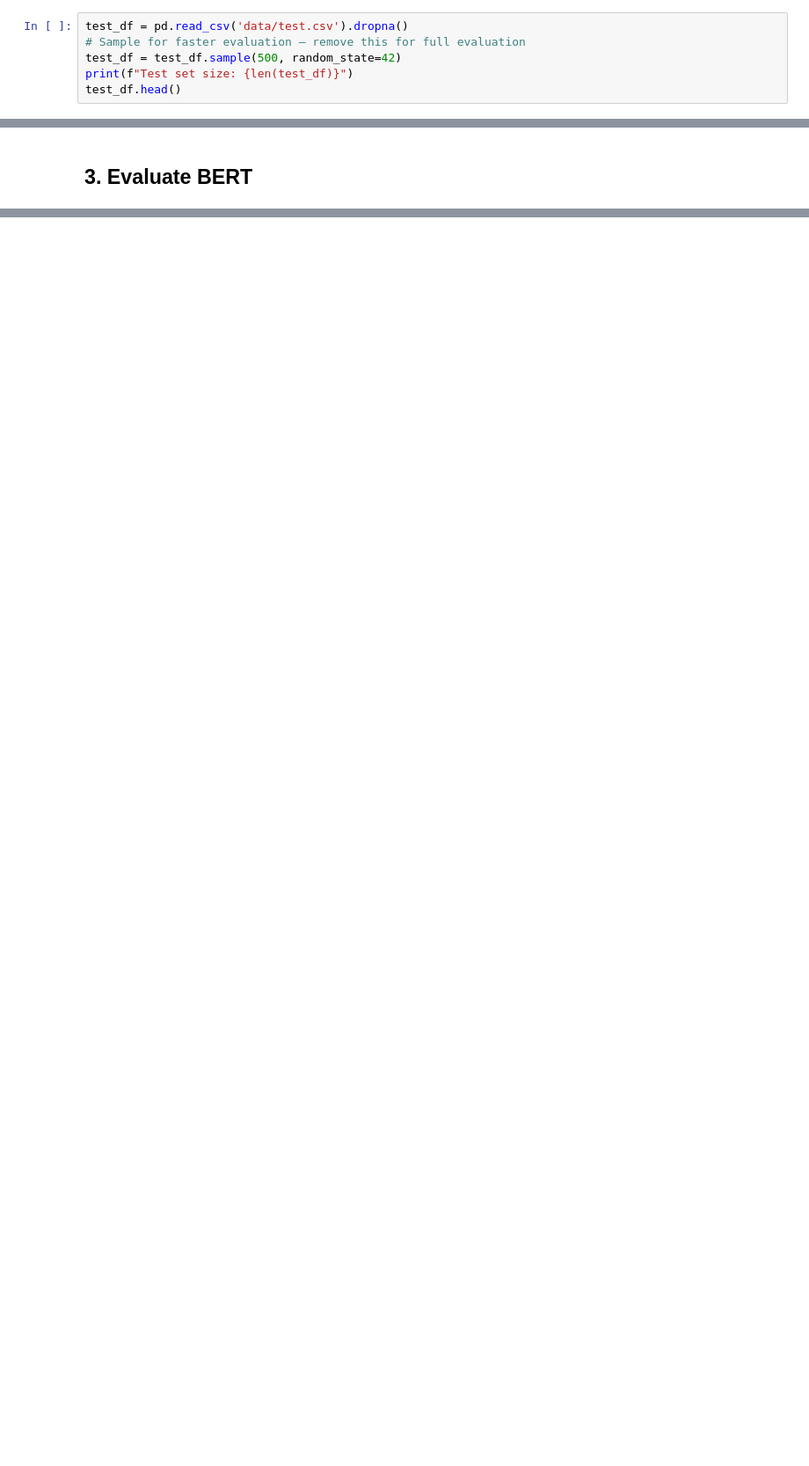
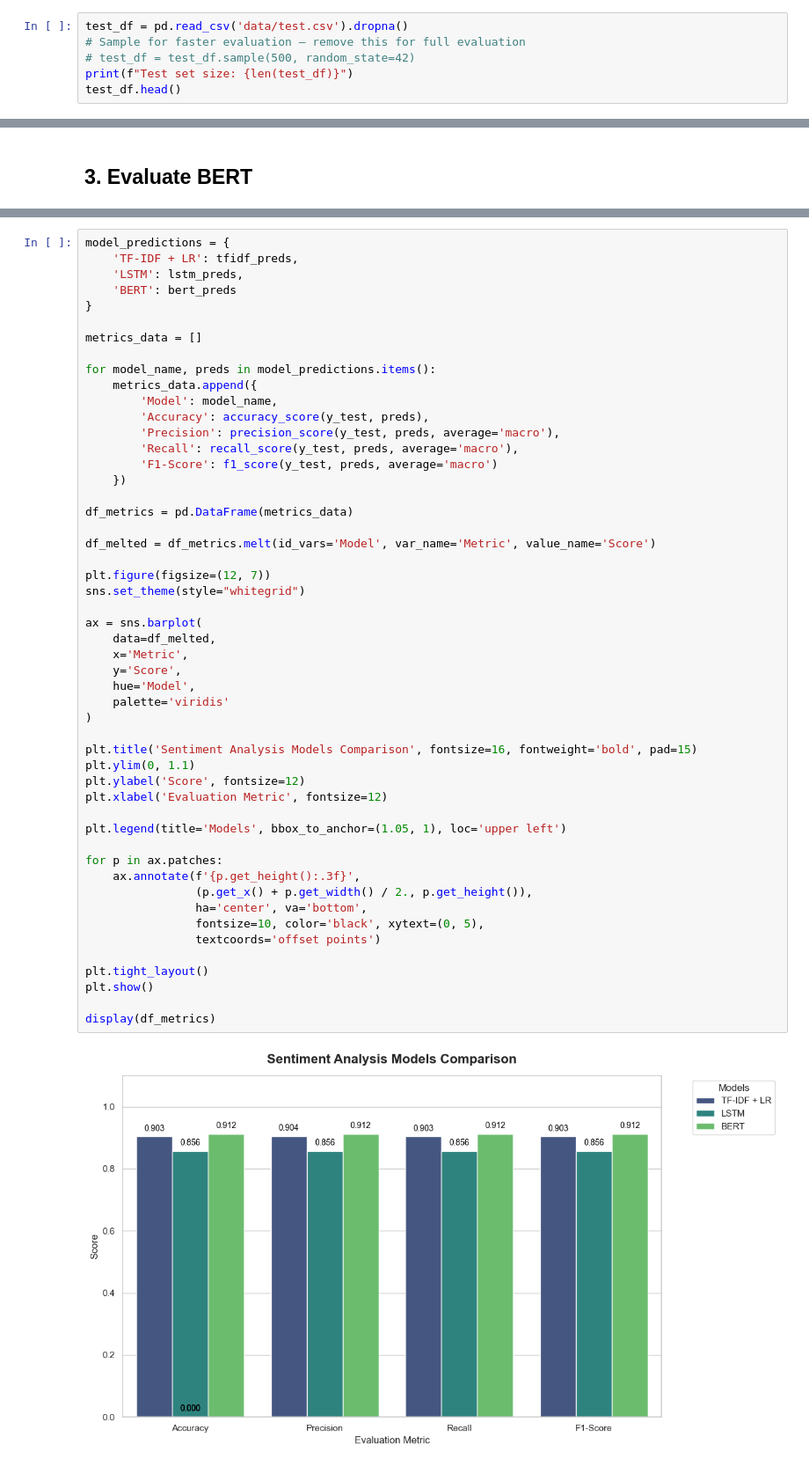
Before and after one commit to xEUNicorn/MRSA, a Jupyter notebook: 05_evaluation.ipynb, the cells around one changed output, grey strips where cells are left out. Shown at 88% size. Drawn from its saved outputs; the diff is of its cells as text; blank space fills up the shorter version.

Commit message:
Evaluation Notebook completed with graphs

```diff
--- a/05_evaluation.ipynb
+++ b/05_evaluation.ipynb
@@ -17,6 +23,6 @@ from transformers import AutoTokenizer, AutoModelForSequenceClassification
 # %%
 test_df = pd.read_csv('data/test.csv').dropna()
 # Sample for faster evaluation — remove this for full evaluation
-test_df = test_df.sample(500, random_state=42)
+# test_df = test_df.sample(500, random_state=42)
 print(f"Test set size: {len(test_df)}")
 test_df.head()
@@ -83,0 +169,53 @@ else:
+# %%
+model_predictions = {
+    'TF-IDF + LR': tfidf_preds,
+    'LSTM': lstm_preds,
+    'BERT': bert_preds
+}
+
+metrics_data = []
+
+for model_name, preds in model_predictions.items():
+    metrics_data.append({
+        'Model': model_name,
+        'Accuracy': accuracy_score(y_test, preds),
+        'Precision': precision_score(y_test, preds, average='macro'),
+        'Recall': recall_score(y_test, preds, average='macro'),
+        'F1-Score': f1_score(y_test, preds, average='macro')
+    })
+
+df_metrics = pd.DataFrame(metrics_data)
+
+df_melted = df_metrics.melt(id_vars='Model', var_name='Metric', value_name='Score')
+
+plt.figure(figsize=(12, 7))
+sns.set_theme(style="whitegrid")
+
+ax = sns.barplot(
+    data=df_melted,
+    x='Metric',
+    y='Score',
+    hue='Model',
+    palette='viridis'
+)
+
+plt.title('Sentiment Analysis Models Comparison', fontsize=16, fontweight='bold', pad=15)
+plt.ylim(0, 1.1)
+plt.ylabel('Score', fontsize=12)
+plt.xlabel('Evaluation Metric', fontsize=12)
+
+plt.legend(title='Models', bbox_to_anchor=(1.05, 1), loc='upper left')
+
+for p in ax.patches:
+    ax.annotate(f'{p.get_height():.3f}',
+                (p.get_x() + p.get_width() / 2., p.get_height()),
+                ha='center', va='bottom',
+                fontsize=10, color='black', xytext=(0, 5),
+                textcoords='offset points')
+
+plt.tight_layout()
+plt.show()
+
+display(df_metrics)
+# %% [output]
+[figure, added]
```
Also changed, not shown: parts of 7 cells of this notebook, 5 other files.
